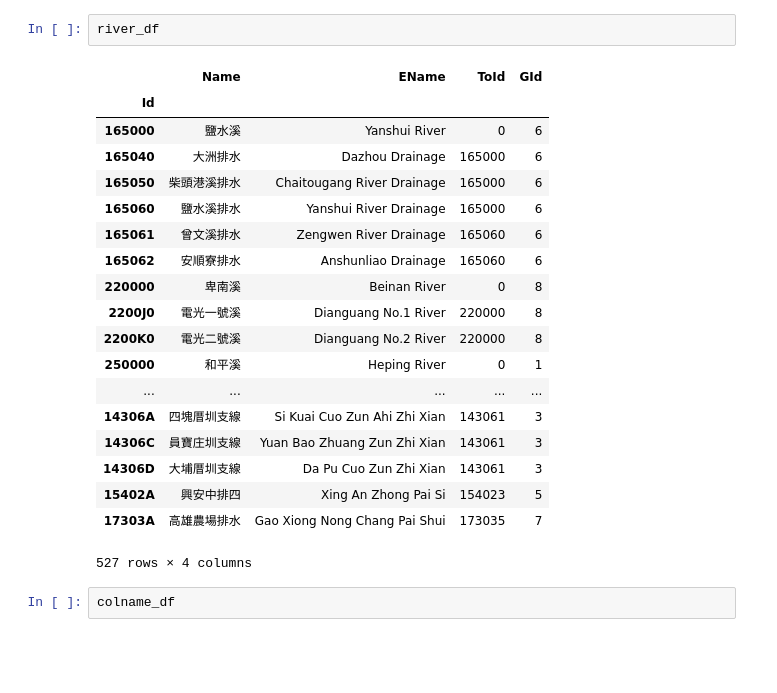
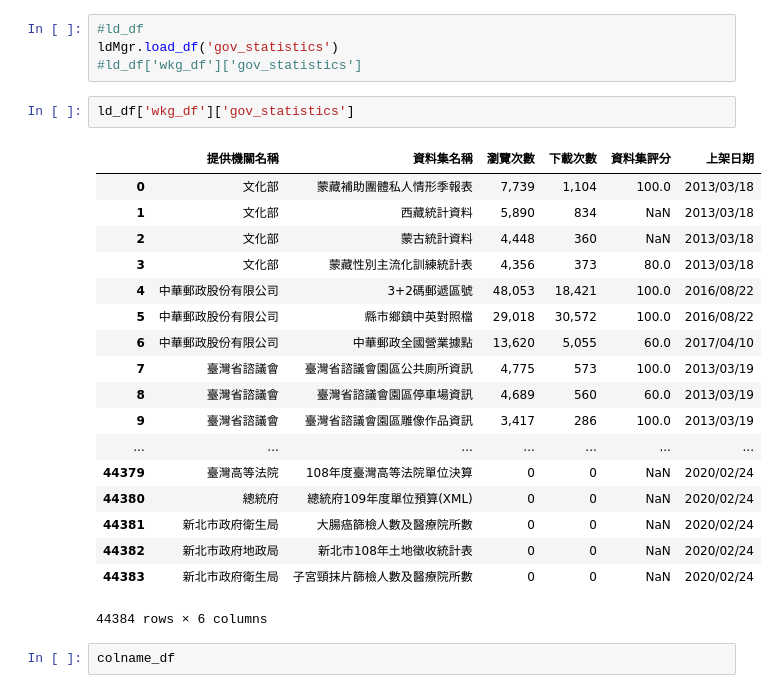
Before and after one commit to Linked-Open-Data-LOD-Taiwan/ontologies, a Jupyter notebook: script/opendata_test.ipynb, the cells around one changed output. Cells and saved outputs as stored; diff of their text form; blank space fills up the shorter version.

```diff
--- a/script/opendata_test.ipynb
+++ b/script/opendata_test.ipynb
@@ -31,25 +19,28 @@ od_df
-# %%
-river_df
-# %% [output]
-|  | Name | EName | ToId | GId |
-| Id |  |  |  |  |
-| 165000 | 鹽水溪 | Yanshui River | 0 | 6 |
-| 165040 | 大洲排水 | Dazhou Drainage | 165000 | 6 |
-| 165050 | 柴頭港溪排水 | Chaitougang River Drainage | 165000 | 6 |
-| 165060 | 鹽水溪排水 | Yanshui River Drainage | 165000 | 6 |
-| 165061 | 曾文溪排水 | Zengwen River Drainage | 165060 | 6 |
-| 165062 | 安順寮排水 | Anshunliao Drainage | 165060 | 6 |
-| 220000 | 卑南溪 | Beinan River | 0 | 8 |
-| 2200J0 | 電光一號溪 | Dianguang No.1 River | 220000 | 8 |
-| 2200K0 | 電光二號溪 | Dianguang No.2 River | 220000 | 8 |
-| 250000 | 和平溪 | Heping River | 0 | 1 |
-| ... | ... | ... | ... | ... |
-| 14306A | 四塊厝圳支線 | Si Kuai Cuo Zun Ahi Zhi Xian | 143061 | 3 |
-| 14306C | 員寶庄圳支線 | Yuan Bao Zhuang Zun Zhi Xian | 143061 | 3 |
-| 14306D | 大埔厝圳支線 | Da Pu Cuo Zun Zhi Xian | 143061 | 3 |
-| 15402A | 興安中排四 | Xing An Zhong Pai Si | 154023 | 5 |
-| 17303A | 高雄農場排水 | Gao Xiong Nong Chang Pai Shui | 173035 | 7 |
-527 rows × 4 columns
+# %%
+#ld_df
+ldMgr.load_df('gov_statistics')
+#ld_df['wkg_df']['gov_statistics']
+# %%
+ld_df['wkg_df']['gov_statistics']
+# %% [output]
+|  | 提供機關名稱 | 資料集名稱 | 瀏覽次數 | 下載次數 | 資料集評分 | 上架日期 |
+| 0 | 文化部 | 蒙藏補助團體私人情形季報表 | 7,739 | 1,104 | 100.0 | 2013/03/18 |
+| 1 | 文化部 | 西藏統計資料 | 5,890 | 834 | NaN | 2013/03/18 |
+| 2 | 文化部 | 蒙古統計資料 | 4,448 | 360 | NaN | 2013/03/18 |
+| 3 | 文化部 | 蒙藏性別主流化訓練統計表 | 4,356 | 373 | 80.0 | 2013/03/18 |
+| 4 | 中華郵政股份有限公司 | 3+2碼郵遞區號 | 48,053 | 18,421 | 100.0 | 2016/08/22 |
+| 5 | 中華郵政股份有限公司 | 縣市鄉鎮中英對照檔 | 29,018 | 30,572 | 100.0 | 2016/08/22 |
+| 6 | 中華郵政股份有限公司 | 中華郵政全國營業據點 | 13,620 | 5,055 | 60.0 | 2017/04/10 |
+| 7 | 臺灣省諮議會 | 臺灣省諮議會園區公共廁所資訊 | 4,775 | 573 | 100.0 | 2013/03/19 |
+| 8 | 臺灣省諮議會 | 臺灣省諮議會園區停車場資訊 | 4,689 | 560 | 60.0 | 2013/03/19 |
+| 9 | 臺灣省諮議會 | 臺灣省諮議會園區雕像作品資訊 | 3,417 | 286 | 100.0 | 2013/03/19 |
+| ... | ... | ... | ... | ... | ... | ... |
+| 44379 | 臺灣高等法院 | 108年度臺灣高等法院單位決算 | 0 | 0 | NaN | 2020/02/24 |
+| 44380 | 總統府 | 總統府109年度單位預算(XML) | 0 | 0 | NaN | 2020/02/24 |
+| 44381 | 新北市政府衛生局 | 大腸癌篩檢人數及醫療院所數 | 0 | 0 | NaN | 2020/02/24 |
+| 44382 | 新北市政府地政局 | 新北市108年土地徵收統計表 | 0 | 0 | NaN | 2020/02/24 |
+| 44383 | 新北市政府衛生局 | 子宮頸抹片篩檢人數及醫療院所數 | 0 | 0 | NaN | 2020/02/24 |
+44384 rows × 6 columns
 # %%
 colname_df
 # %% [output]
```
Also changed, not shown: parts of 14 cells of this notebook, 9 other files.
